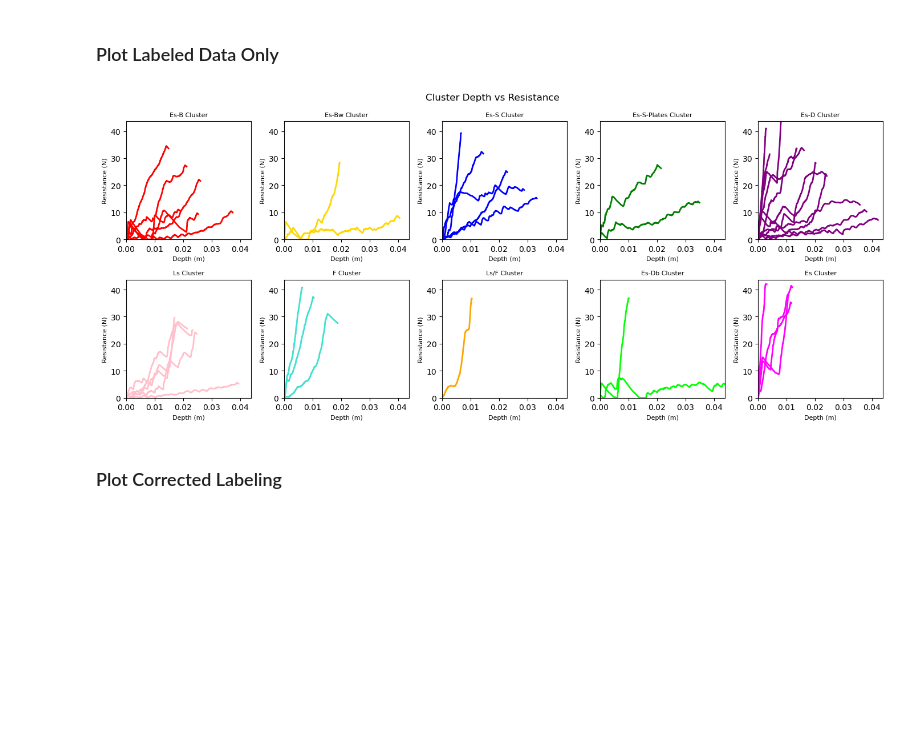
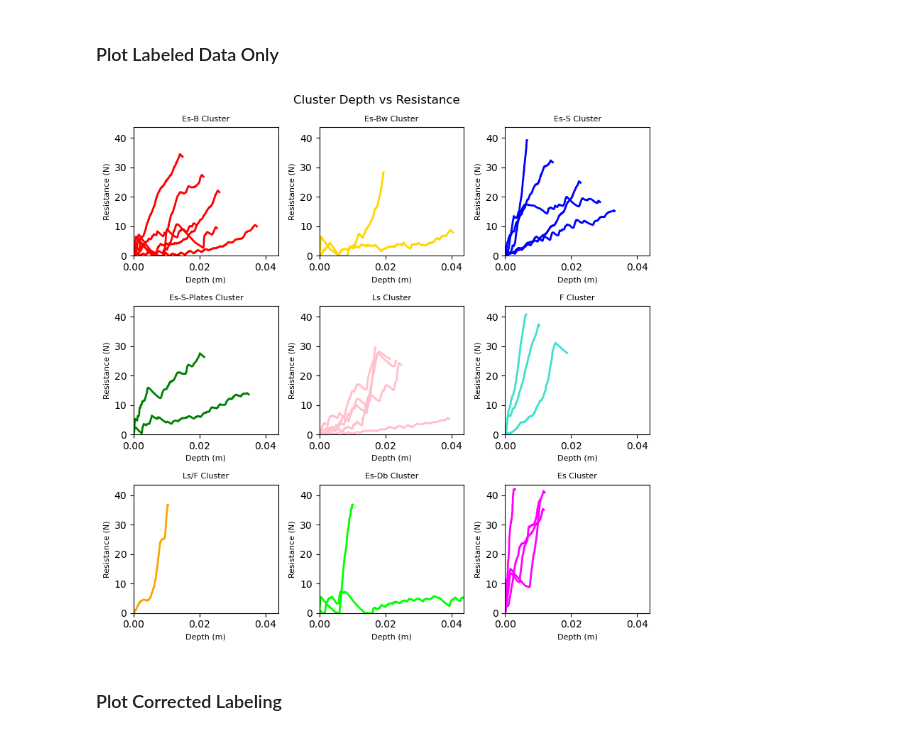
Before and after one commit to liamtbo/LASSIE, a Jupyter notebook: supervised_clustering.ipynb, the cells around one changed output. Cells and saved outputs as stored; diff of their text form; code cells hidden in the pictures; blank space fills up the shorter version.

```diff
--- a/supervised_clustering.ipynb
+++ b/supervised_clustering.ipynb
@@ -22,11 +22,12 @@ data_src = "data/cleaned_data"
 curve_data, filename_list = load_data(data_src)
 filename_to_depth_resist = dict(zip(filename_list, curve_data))
 # %%
+ylabel_name = 'marions_ylabels_esd_removed'
 data_features = pd.read_csv("data/features.csv")
+data_features = data_features[['largest_force_drop', 'quartile_2', 'max_resistance', 'overall_slope', ylabel_name]]
 clustering_features = plotting.extract_numerical_features(data_features)
 # %%
 
-ylabel_name = 'marions_ylabels'
 # ylabel_name = 'marions_ylabels_deduction'
 ylabel_to_cluster_num = {'ES-B':0, 'ES-BW':1, 'ES-S':2, 'ES-S-Plates':3, 'ES-D':4, 'LS':5, 'F':6, 'LS/F':7, 'ES-DB':8, 'ES': 9}
 data_features[f'{ylabel_name}_nums'] = data_features[ylabel_name].map(ylabel_to_cluster_num)
@@ -120,11 +121,11 @@ def find_changed_ylabel_data(labeled_data:pd.DataFrame, pseudo_labeled_data:pd.D
 # %%
 
 plotting.plot_clusters_seperately(marions_labeled_data[f'{ylabel_name}_nums'], curve_data, ylabel_name,
                                   cluster_category_names=list(ylabel_to_cluster_num.keys()),
                                   bold_idxs=marions_labeled_data.index.tolist())
-# plotting.plot_pca(marions_labeled_data, marions_labeled_data[f'{ylabel_name}_nums'], graph_title="Clustering Labeled Data", num_pc=3, ylabel_name=ylabel_name, centroids=label_centroids)
+plotting.plot_pca(marions_labeled_data, marions_labeled_data[f'{ylabel_name}_nums'], graph_title="Clustering Labeled Data", num_pc=3, ylabel_name=ylabel_name, centroids=label_centroids)
 # %% [output]
-[figure, old version]
+[figure, new version]
 # %% [markdown]
 ### Plot Corrected Labeling
 # %%
```
Also changed, not shown: parts of 3 cells of this notebook, 3 other files.
